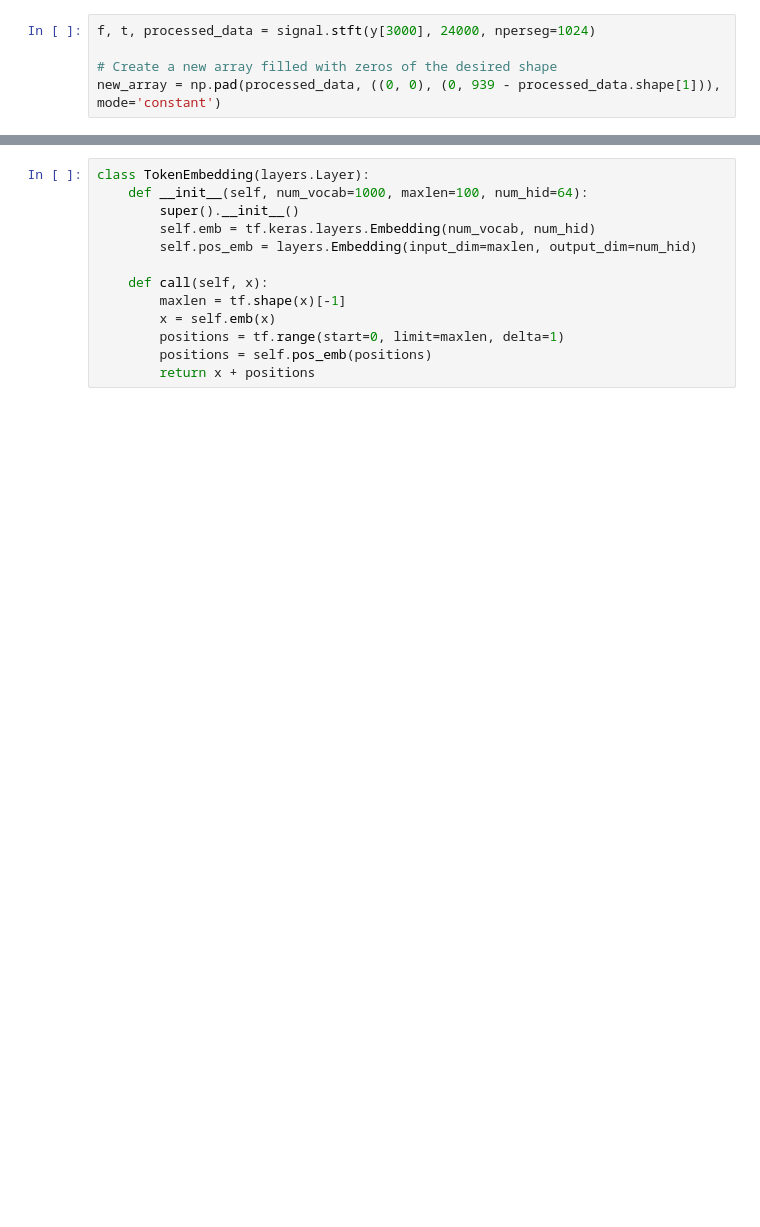
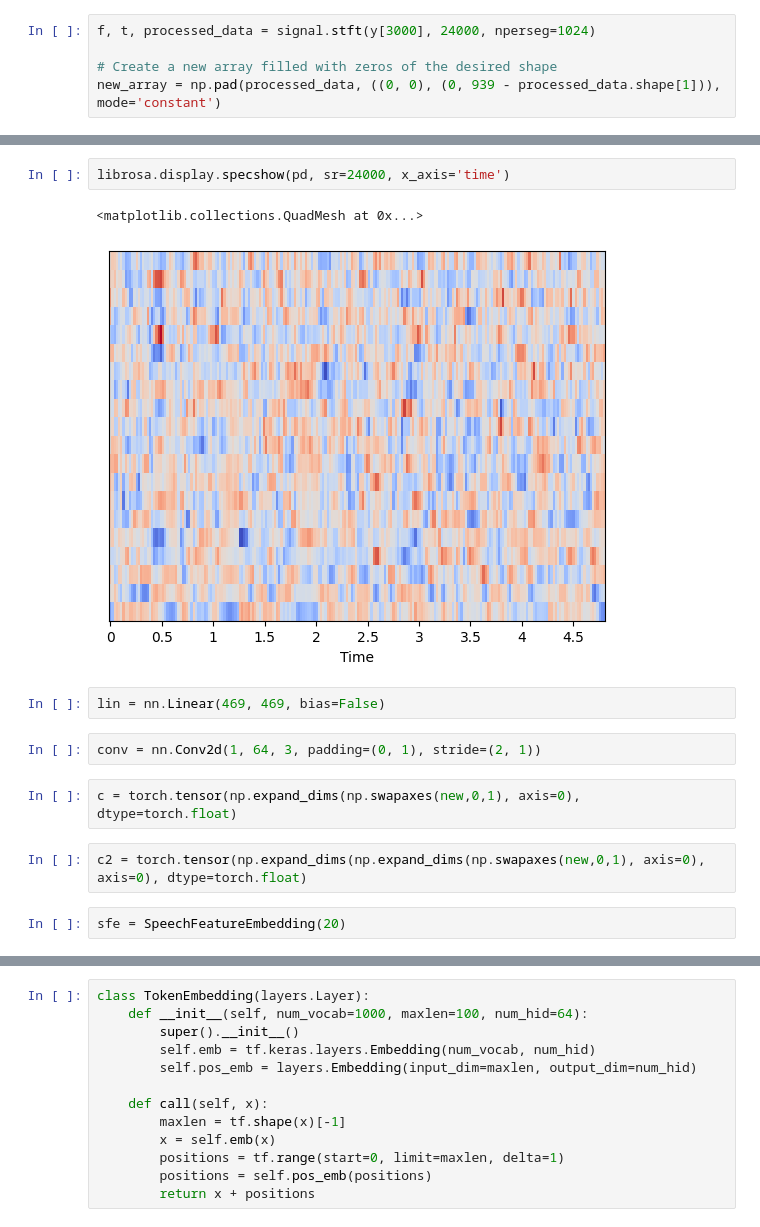
Before and after one commit to da4nik08/SW, a Jupyter notebook: ST_model.ipynb, the cells around one changed output, grey strips where cells are left out. Drawn from its saved outputs; the diff is of its cells as text; blank space fills up the shorter version.

```diff
--- a/ST_model.ipynb
+++ b/ST_model.ipynb
@@ -73,0 +82,15 @@ new_array = np.pad(processed_data, ((0, 0), (0, 939 - processed_data.shape[1])),
+# %%
+librosa.display.specshow(pd, sr=24000, x_axis='time')
+# %% [output]
+<matplotlib.collections.QuadMesh at 0x...>
+[figure, added]
+# %%
+lin = nn.Linear(469, 469, bias=False)
+# %%
+conv = nn.Conv2d(1, 64, 3, padding=(0, 1), stride=(2, 1))
+# %%
+c = torch.tensor(np.expand_dims(np.swapaxes(new,0,1), axis=0), dtype=torch.float)
+# %%
+c2 = torch.tensor(np.expand_dims(np.expand_dims(np.swapaxes(new,0,1), axis=0), axis=0), dtype=torch.float)
+# %%
+sfe = SpeechFeatureEmbedding(20)
```
Also changed, not shown: parts of 31 cells of this notebook.
